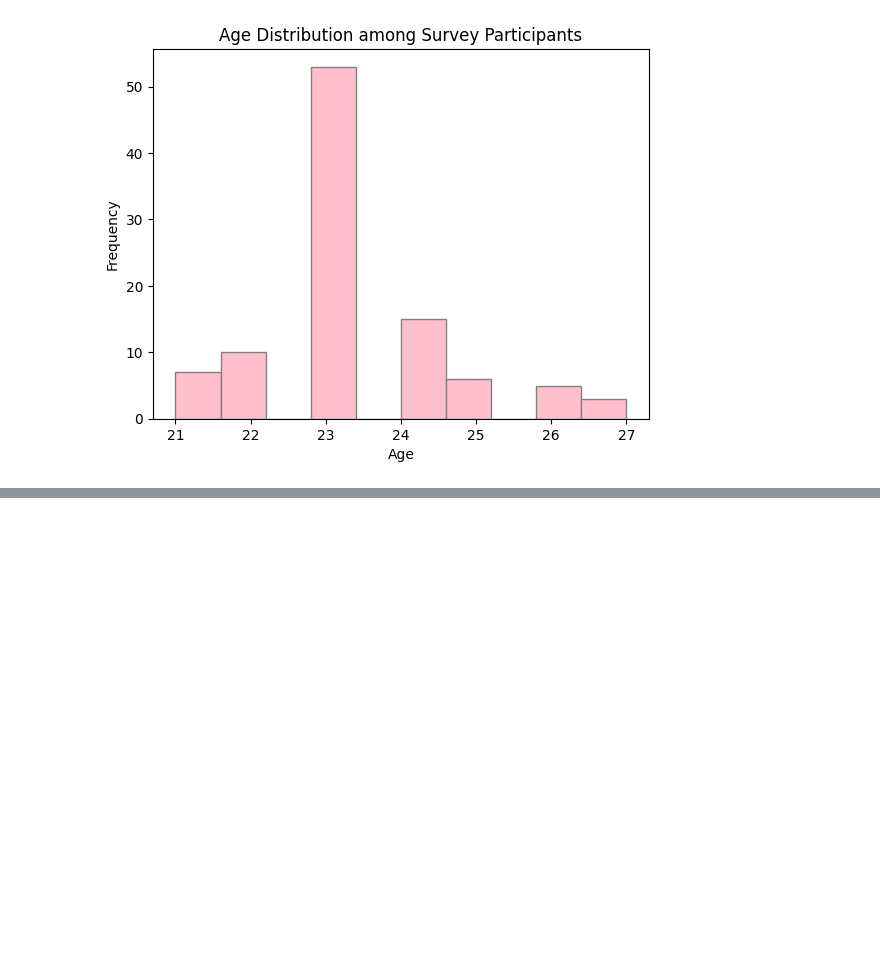
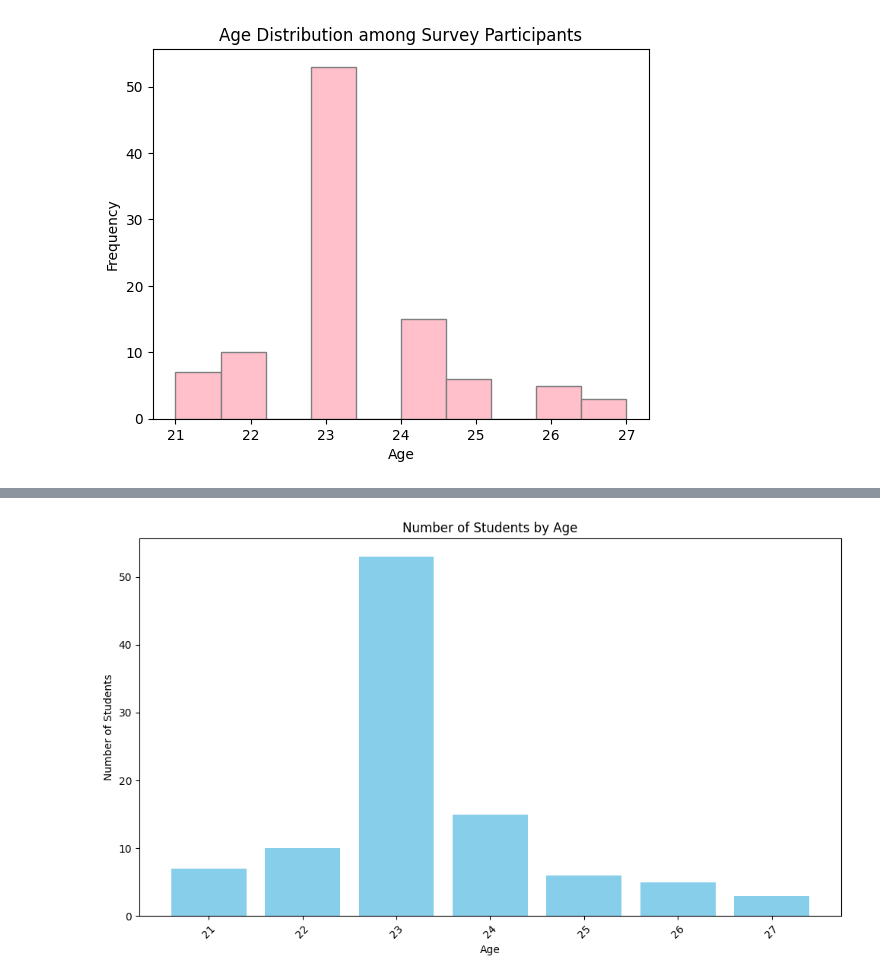
Before and after one commit to irisdev06/VideoGamesEDA, a Jupyter notebook: videogames-analysis.ipynb, the cells around one changed output, grey strips where cells are left out. Saved outputs shown, nothing was run; the diff lists cells and outputs as text; code cells hidden in the pictures; blank space fills up the shorter version.

```diff
--- a/videogames-analysis.ipynb
+++ b/videogames-analysis.ipynb
@@ -137,0 +161,4 @@ plt.show()
+# %%
+CountbyAge = data['Age'].value_counts().reset_index()
+CountbyAge.columns = ['Age', 'Num_Students']
+print(CountbyAge)
@@ -137,0 +174,12 @@ plt.show()
+# %%
+CountbyAge = CountbyAge.sort_values(by='Age')
+plt.figure(figsize=(10, 6))
+plt.bar(CountbyAge['Age'], CountbyAge['Num_Students'], color='skyblue')
+plt.xlabel('Age')
+plt.ylabel('Number of Students')
+plt.title('Number of Students by Age')
+plt.xticks(rotation=45)
+plt.tight_layout()
+plt.show()
+# %% [output]
+[figure, added]
```
Also changed, not shown: parts of 6 cells of this notebook.
